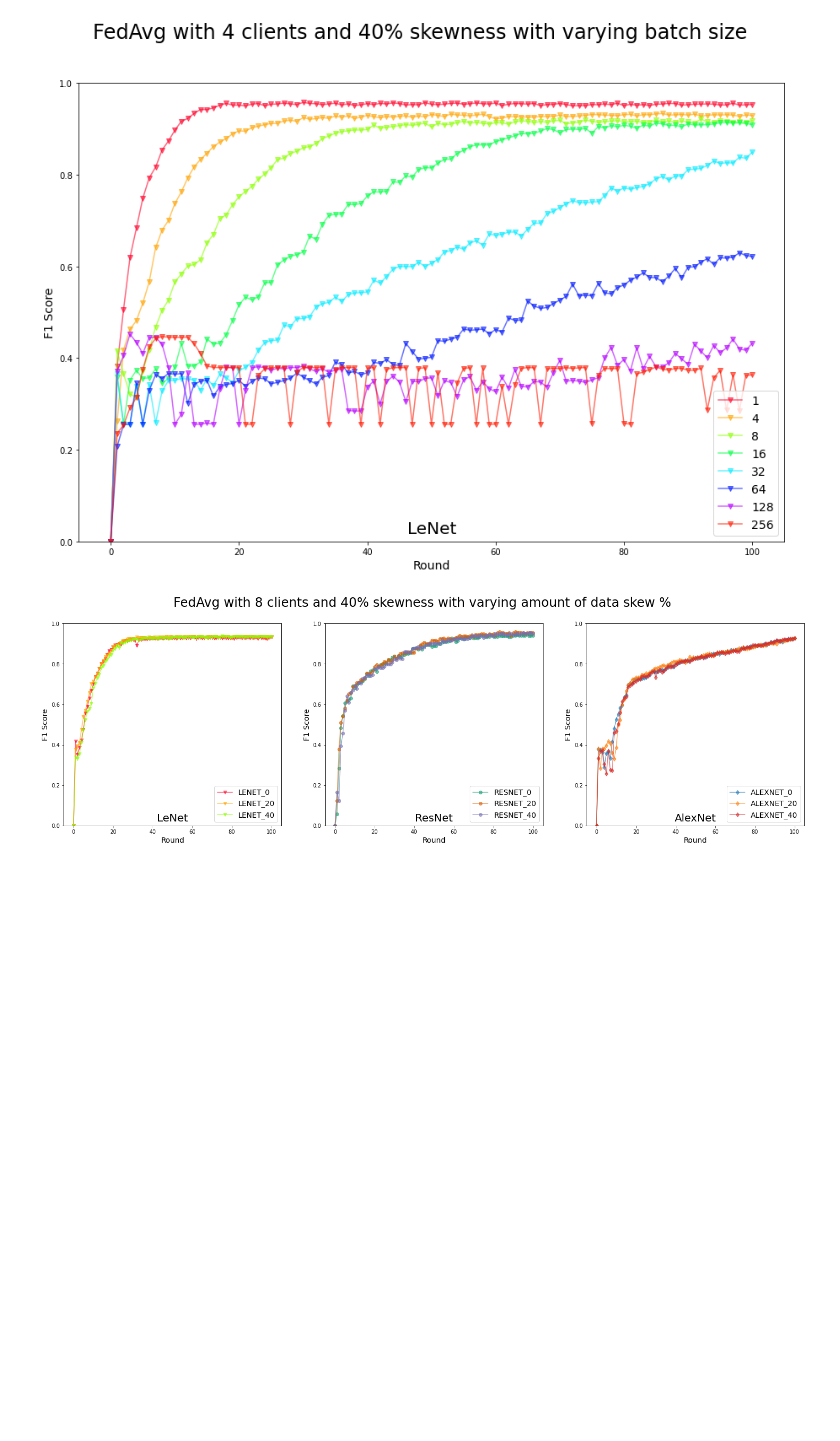
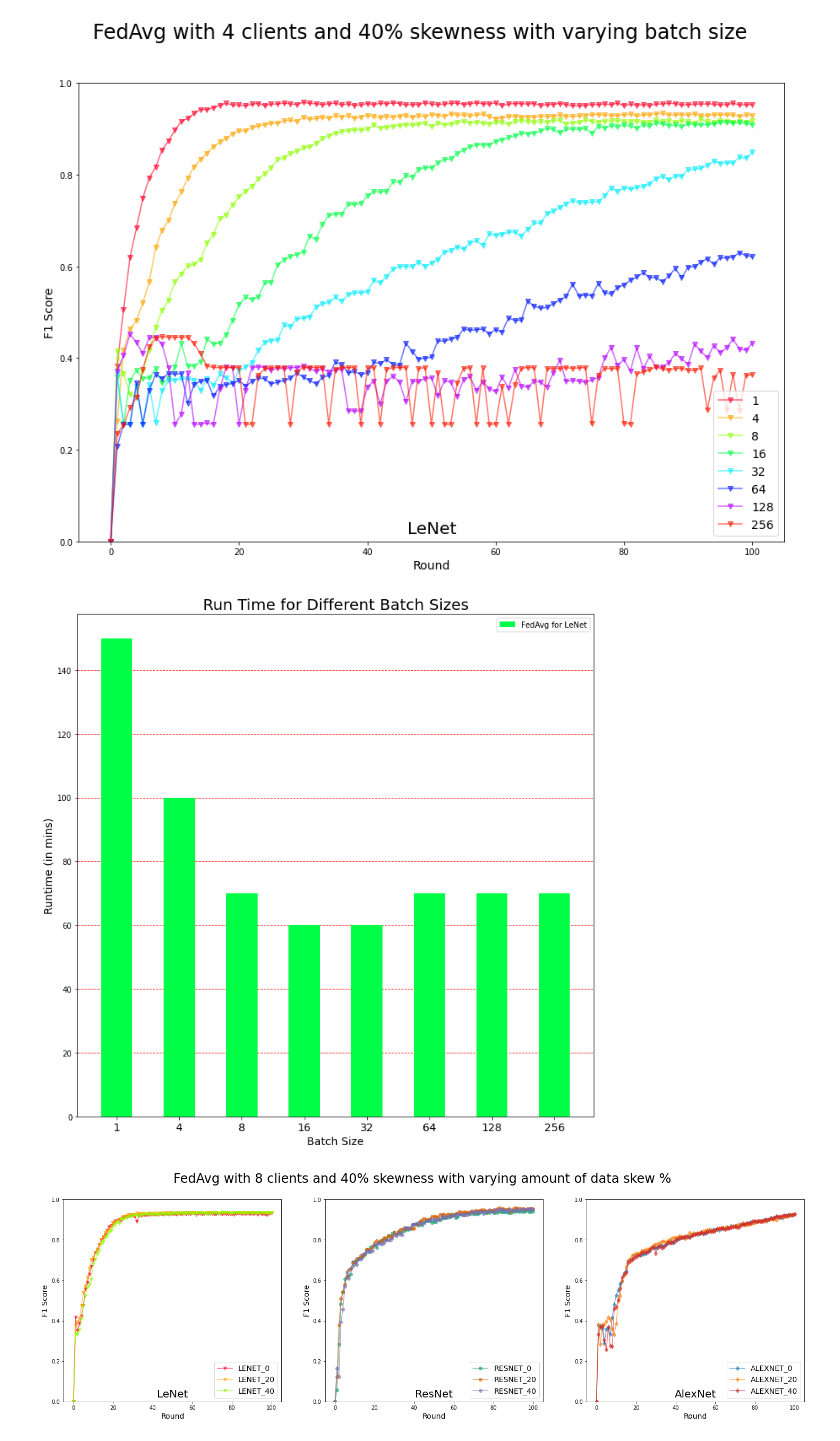
Before and after one commit to anandcu3/Federated-Learning-for-Remote-Sensing, a Jupyter notebook: the new plots notebook.ipynb, the cells around one changed output. Cells and saved outputs as stored; diff of their text form; code cells hidden in the pictures; blank space fills up the shorter version.

```diff
--- a/the new plots notebook.ipynb
+++ b/the new plots notebook.ipynb
@@ -294,6 +300,24 @@ fig.suptitle("FedAvg with 4 clients and 40% skewness with varying batch size", f
 plot_curves(batch_size_comparision,ax,'LeNet',0.0,1.0,"F1 Score")
 # %% [output]
 [figure]
+# %%
+x = np.arange(8)  # the label locations
+width = 0.5
+#plt.figure(figsize=(10, 8))
+
+fig, ax = plt.subplots(figsize=(12,12))
+rects1 = ax.bar(x, [150,100,70,60,60,70,70,70], width, label='FedAvg for LeNet',color=next_color(cm.get_cmap('gist_rainbow'), 3))
+ax.set_ylabel('Runtime (in mins)',fontsize=14)
+ax.set_title('Run Time for Different Batch Sizes',fontsize=20)
+ax.set_xlabel('Batch Size',fontsize=14)
+ax.set_xticks(x)
+ax.set_axisbelow(True)
+ax.grid(axis='y',color='red', linestyle='dashed')
+ax.set_xticklabels(["1","4","8","16","32","64","128","256"],fontsize=14)
+ax.legend()
+_=plt.show()
+# %% [output]
+[figure, added]
 # %%
 restart_colors()
 
```
Also changed, not shown: parts of 3 cells of this notebook.
